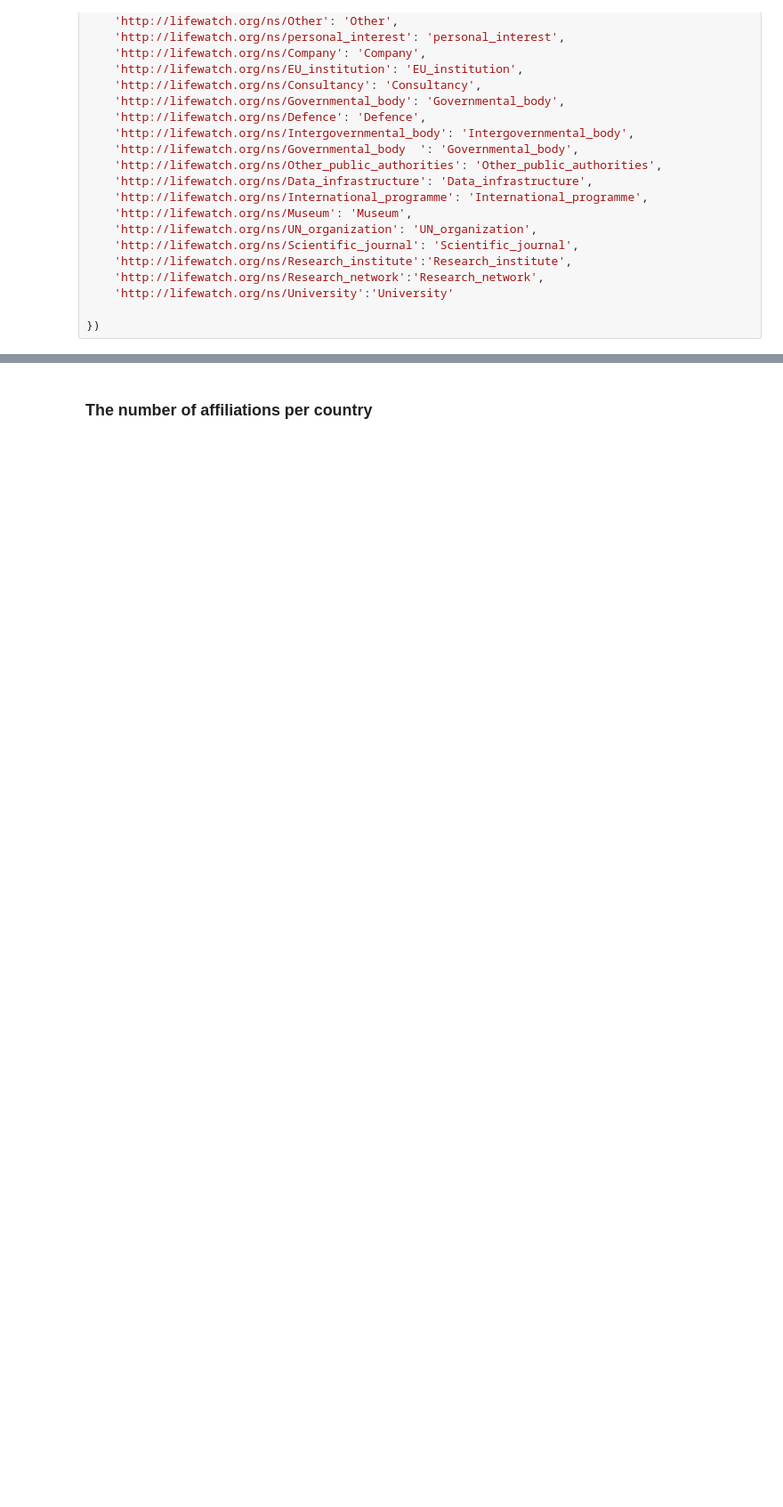
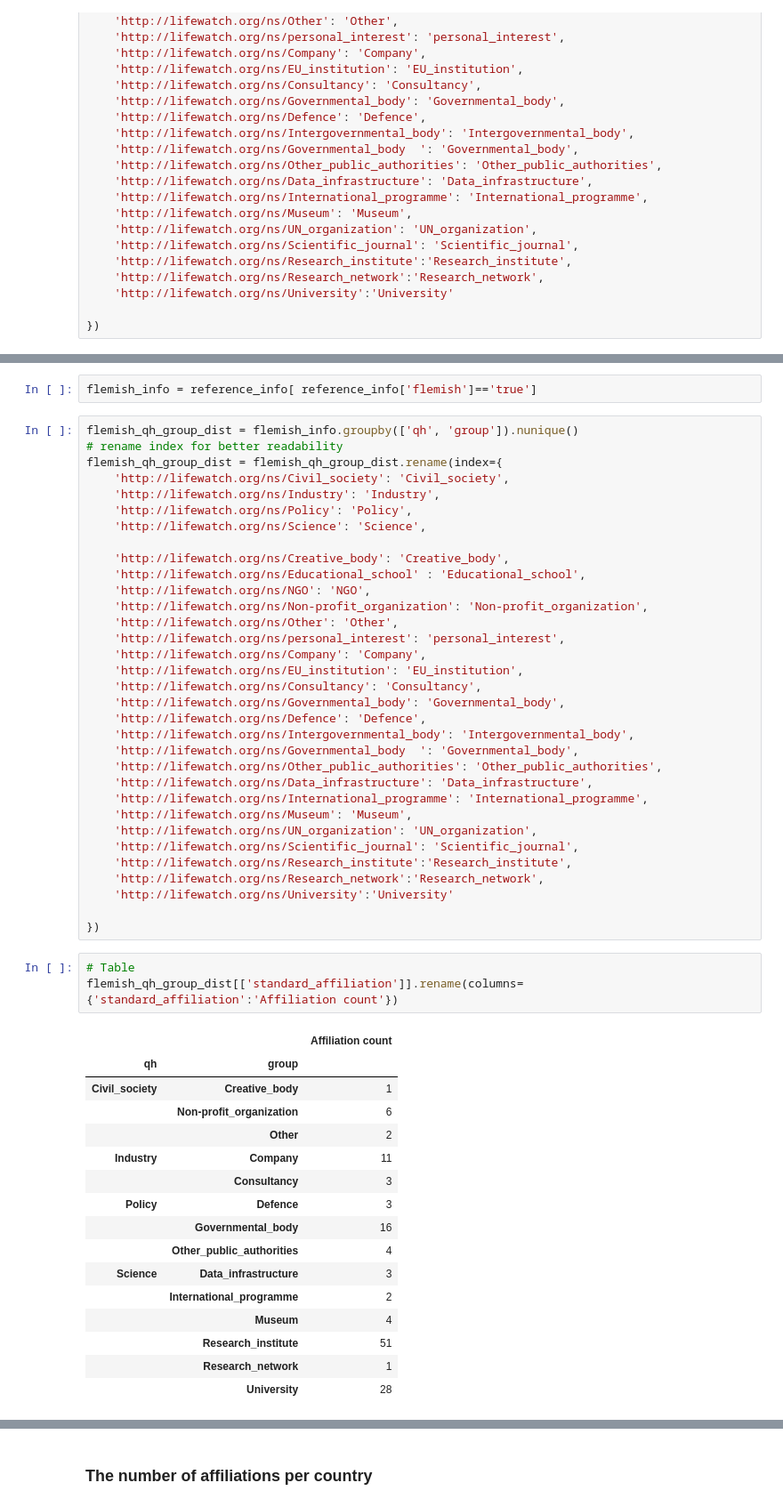
Before and after one commit to lifewatch/user-analysis-2023, a Jupyter notebook: notebooks/0_affiliation_info.ipynb, the cells around one changed output, grey strips where cells are left out. Shown at 89% size. Saved outputs shown, nothing was run; the diff lists cells and outputs as text; blank space fills up the shorter version.

```diff
--- a/notebooks/0_affiliation_info.ipynb
+++ b/notebooks/0_affiliation_info.ipynb
@@ -165,0 +168,55 @@ plt.show()
+# %%
+flemish_info = reference_info[ reference_info['flemish']=='true']
+# %%
+flemish_qh_group_dist = flemish_info.groupby(['qh', 'group']).nunique()
+# rename index for better readability
+flemish_qh_group_dist = flemish_qh_group_dist.rename(index={
+    'http://lifewatch.org/ns/Civil_society': 'Civil_society',
+    'http://lifewatch.org/ns/Industry': 'Industry',
+    'http://lifewatch.org/ns/Policy': 'Policy',
+    'http://lifewatch.org/ns/Science': 'Science',
+
+    'http://lifewatch.org/ns/Creative_body': 'Creative_body',
+    'http://lifewatch.org/ns/Educational_school' : 'Educational_school',
+    'http://lifewatch.org/ns/NGO': 'NGO',
+    'http://lifewatch.org/ns/Non-profit_organization': 'Non-profit_organization',
+    'http://lifewatch.org/ns/Other': 'Other',
+    'http://lifewatch.org/ns/personal_interest': 'personal_interest',
+    'http://lifewatch.org/ns/Company': 'Company',
+    'http://lifewatch.org/ns/EU_institution': 'EU_institution',
+    'http://lifewatch.org/ns/Consultancy': 'Consultancy',
+    'http://lifewatch.org/ns/Governmental_body': 'Governmental_body',
+    'http://lifewatch.org/ns/Defence': 'Defence',
+    'http://lifewatch.org/ns/Intergovernmental_body': 'Intergovernmental_body',
+    'http://lifewatch.org/ns/Governmental_body 	': 'Governmental_body',
+    'http://lifewatch.org/ns/Other_public_authorities': 'Other_public_authorities',
+    'http://lifewatch.org/ns/Data_infrastructure': 'Data_infrastructure',
+    'http://lifewatch.org/ns/International_programme': 'International_programme',
+    'http://lifewatch.org/ns/Museum': 'Museum',
+    'http://lifewatch.org/ns/UN_organization': 'UN_organization',
+    'http://lifewatch.org/ns/Scientific_journal': 'Scientific_journal',
+    'http://lifewatch.org/ns/Research_institute':'Research_institute',
+    'http://lifewatch.org/ns/Research_network':'Research_network',
+    'http://lifewatch.org/ns/University':'University'
+
+})
+# %%
+# Table
+flemish_qh_group_dist[['standard_affiliation']].rename(columns={'standard_affiliation':'Affiliation count'})
+# %% [output]
+|  |  | Affiliation count |
+| qh | group |  |
+| Civil_society | Creative_body | 1 |
+|  | Non-profit_organization | 6 |
+|  | Other | 2 |
+| Industry | Company | 11 |
+|  | Consultancy | 3 |
+| Policy | Defence | 3 |
+|  | Governmental_body | 16 |
+|  | Other_public_authorities | 4 |
+| Science | Data_infrastructure | 3 |
+|  | International_programme | 2 |
+|  | Museum | 4 |
+|  | Research_institute | 51 |
+|  | Research_network | 1 |
+|  | University | 28 |
```
Also changed, not shown: parts of 7 cells of this notebook.
